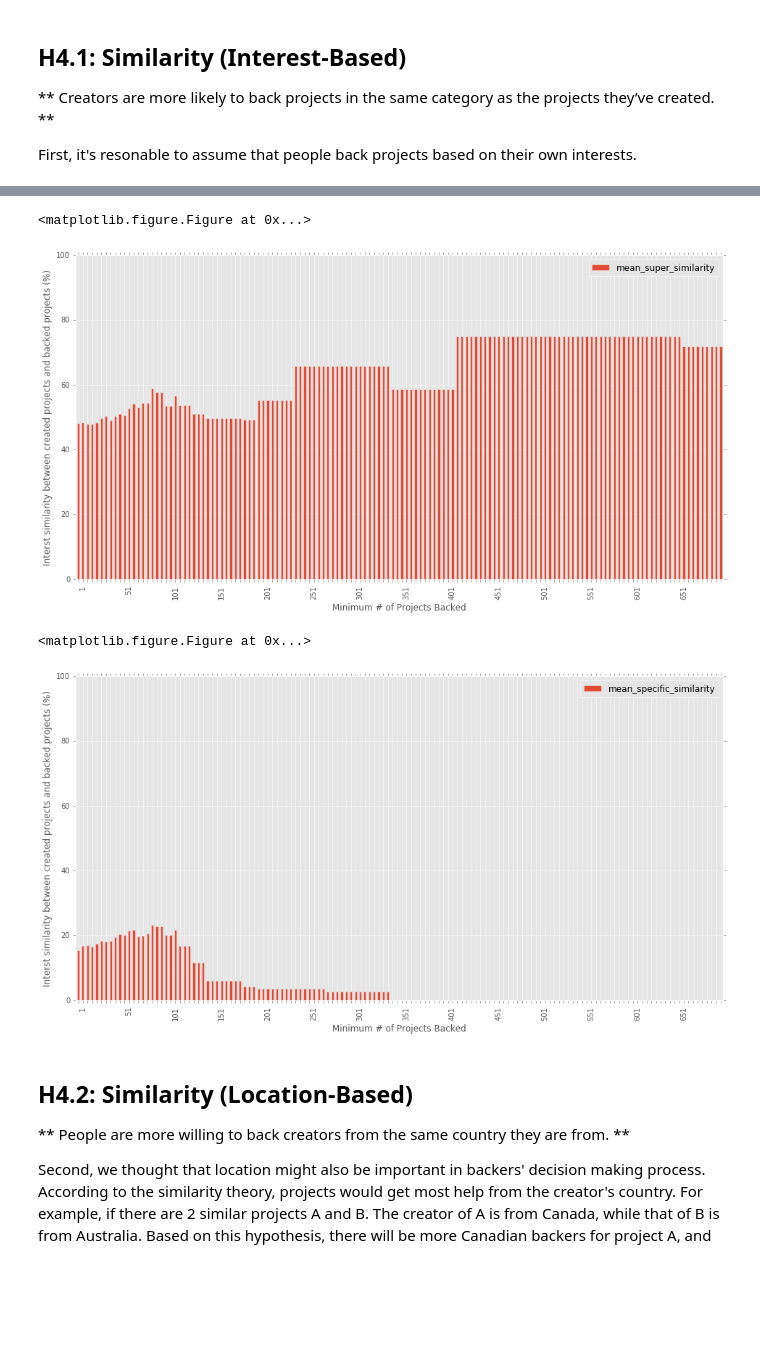
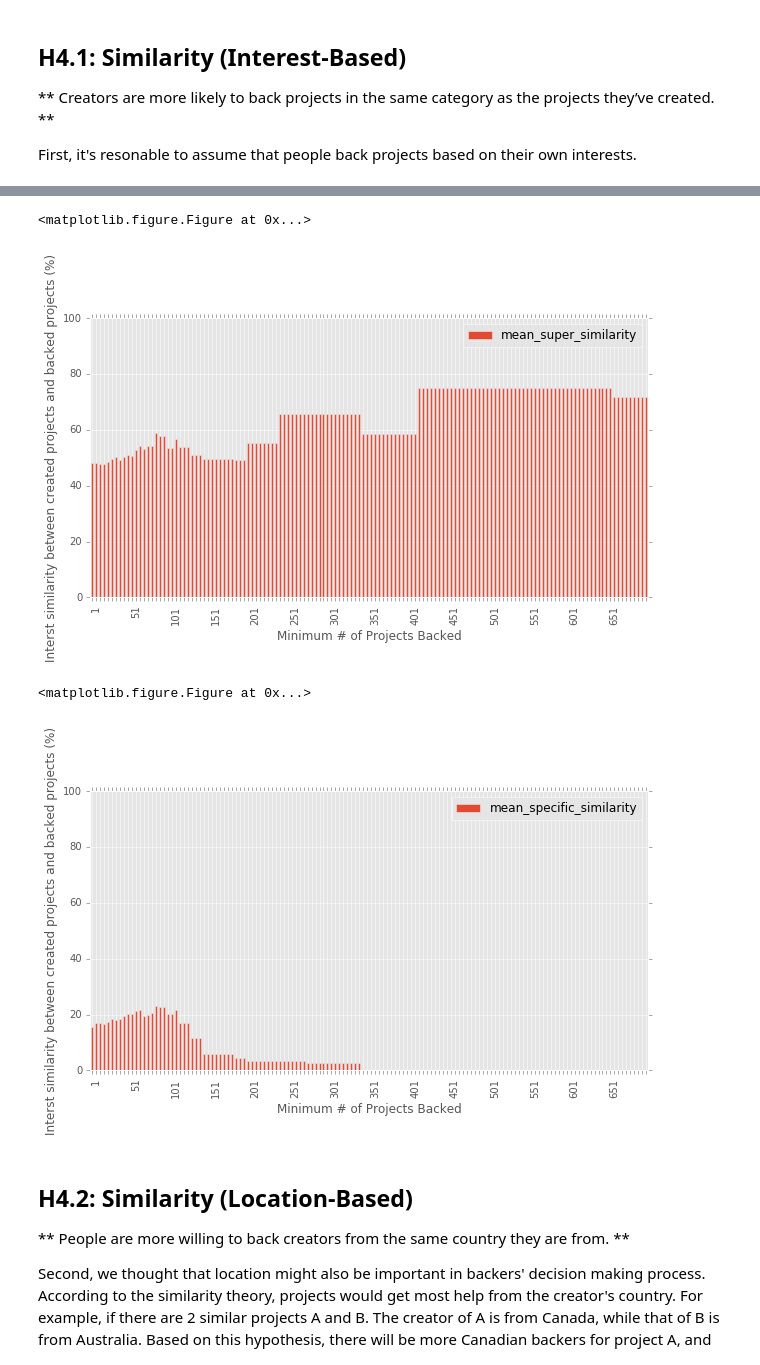
Before and after one commit to acsalu/IntroCM-Kickstar, a Jupyter notebook: Report.ipynb, the cells around one changed output, grey strips where cells are left out. Cells and saved outputs as stored; diff of their text form; code cells hidden in the pictures; blank space fills up the shorter version.

```diff
--- a/Report.ipynb
+++ b/Report.ipynb
@@ -198,7 +265,7 @@ Past research in social psychology has shown that people are more willing to hel
 
 First, it's resonable to assume that people back projects based on their own interests.
 # %%
-df = pd.read_csv('data/Kickstarter_Tech_Similarity.csv', encoding='utf-8', index_col=0)
+df = pd.read_csv('data/Kickstarter_Tech.csv', encoding='utf-8', index_col=0)
 gb_id = df.groupby('creator_id')
 all_ids = df.creator_id.unique()
 # %%
@@ -260,23 +327,23 @@ df_plot = pd.DataFrame({'min_backed': range(1, 701, 5),
 # %%
 def percentage(x, pos):
     'The two args are the value and tick position'
     return '%d' % (x * 100)
 
 def x_formatter(x, pos):
     if (x - 1) % 10 != 0:
         return ""
     return str((x - 1) * 5 + 1)
 
 plt.figure()
-ax = df_plot.plot.bar(x='min_backed', y='mean_super_similarity', figsize=(16, 8))
+ax = df_plot.plot.bar(x='min_backed', y='mean_super_similarity', figsize=(10, 5))
 ax.set_ylabel('Interst similarity between created projects and backed projects (%)')
 ax.set_xlabel('Minimum # of Projects Backed')
 ax.set_ylim(bottom=0.0, top=1.0)
 ax.yaxis.set_major_formatter(FuncFormatter(percentage))
 ax.xaxis.set_major_formatter(FuncFormatter(x_formatter))
 # %% [output]
 <matplotlib.figure.Figure at 0x...>
-[figure, old version]
+[figure, new version]
 # %%
 def mean_specific_similarity(min_backed):
     if min_backed < 1:
@@ -297,7 +364,7 @@ def x_formatter(x, pos):
     return str((x - 1) * 5 + 1)
 
 plt.figure()
-ax = df_plot_specific.plot.bar(x='min_backed', y='mean_specific_similarity', figsize=(16, 8))
+ax = df_plot_specific.plot.bar(x='min_backed', y='mean_specific_similarity', figsize=(10, 5))
 ax.set_ylabel('Interst similarity between created projects and backed projects (%)')
 ax.set_xlabel('Minimum # of Projects Backed')
 ax.set_ylim(bottom=0.0, top=1.0)
@@ -305,7 +372,7 @@ ax.yaxis.set_major_formatter(FuncFormatter(percentage))
 ax.xaxis.set_major_formatter(FuncFormatter(x_formatter))
 # %% [output]
 <matplotlib.figure.Figure at 0x...>
-[figure, old version]
+[figure, new version]
 # %% [markdown]
 ## H4.2: Similarity (Location-Based)
 ** People are more willing to back creators from the same country they are from. **
```
Also changed, not shown: parts of 20 cells of this notebook.
